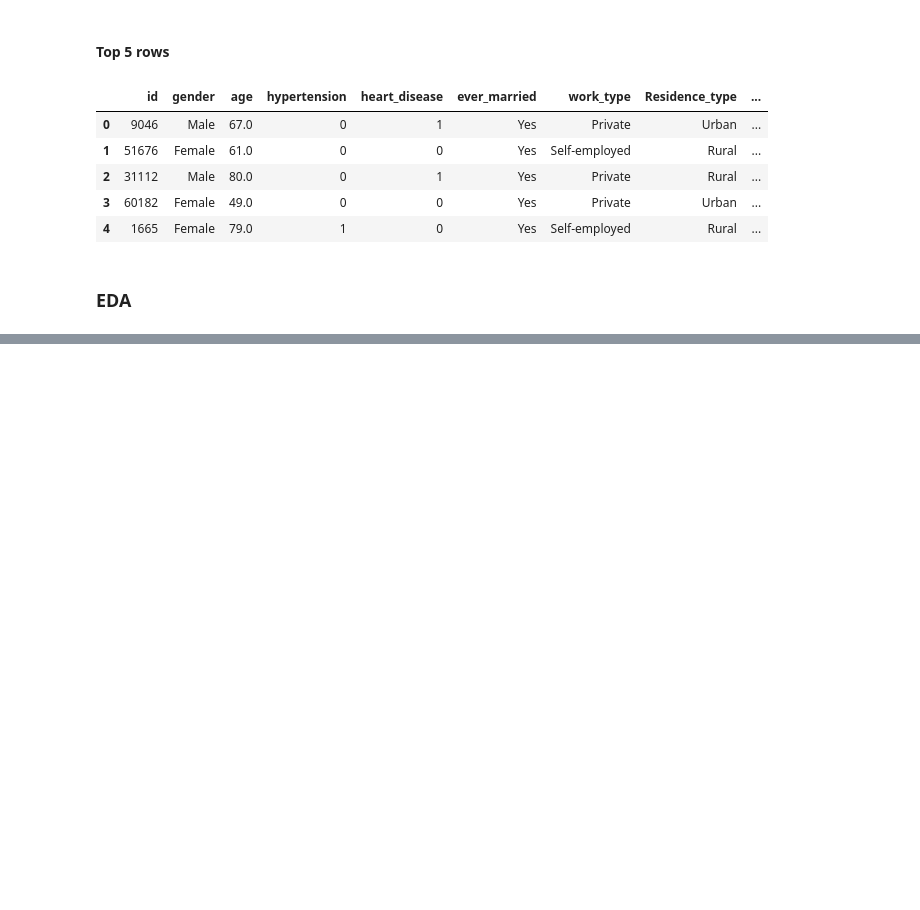
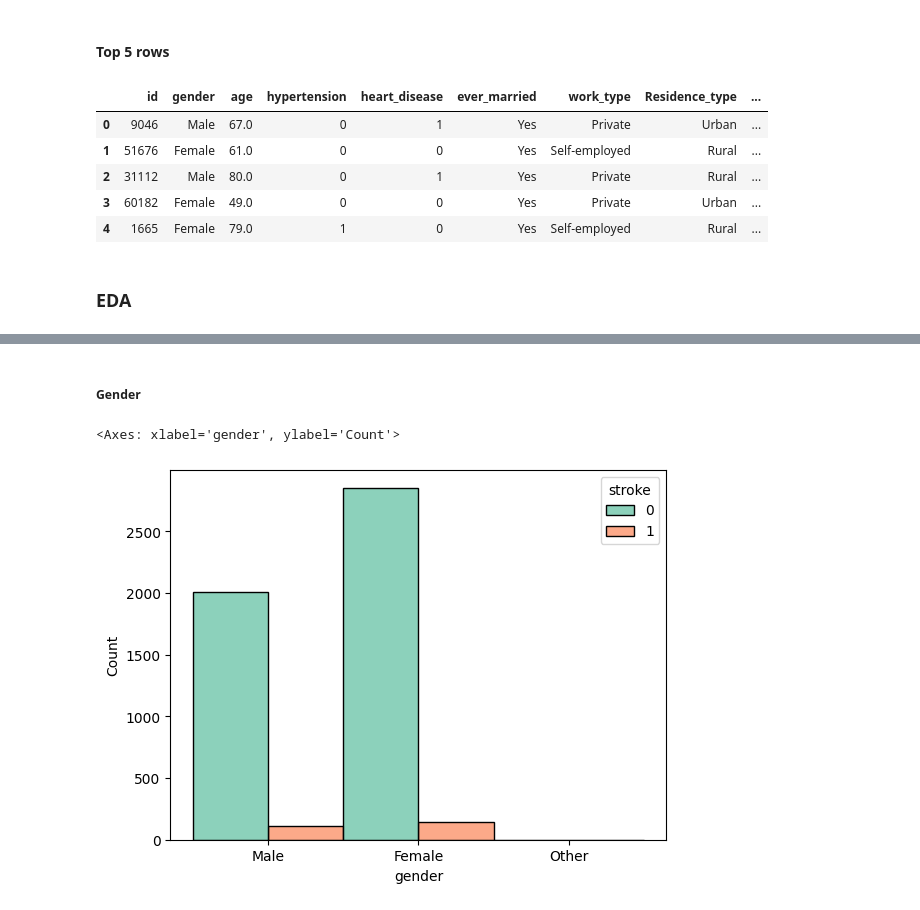
Before and after one commit to jblanche1325/stroke-predictions, a Jupyter notebook: notebook/1. EDA.ipynb, the cells around one changed output, grey strips where cells are left out. Saved outputs shown, nothing was run; the diff lists cells and outputs as text; code cells hidden in the pictures; blank space fills up the shorter version.

```diff
--- a/notebook/1. EDA.ipynb
+++ b/notebook/1. EDA.ipynb
@@ -48,0 +108,3 @@ profile.to_file('stroke_data_profile_report.html')
+# %%
+df['hypertension'] = df['hypertension'].astype(str)
+df['heart_disease'] = df['heart_disease'].astype(str)
@@ -48,0 +119,13 @@ profile.to_file('stroke_data_profile_report.html')
+# %% [markdown]
+<h5> Gender </h5>
+# %%
+sns.histplot(binwidth=1,
+             x='gender',
+             hue='stroke',
+             data=df,
+             stat='count',
+             multiple='dodge',
+             palette='Set2')
+# %% [output]
+<Axes: xlabel='gender', ylabel='Count'>
+[figure, added]
```
Also changed, not shown: parts of 38 cells of this notebook, 8 other files.
